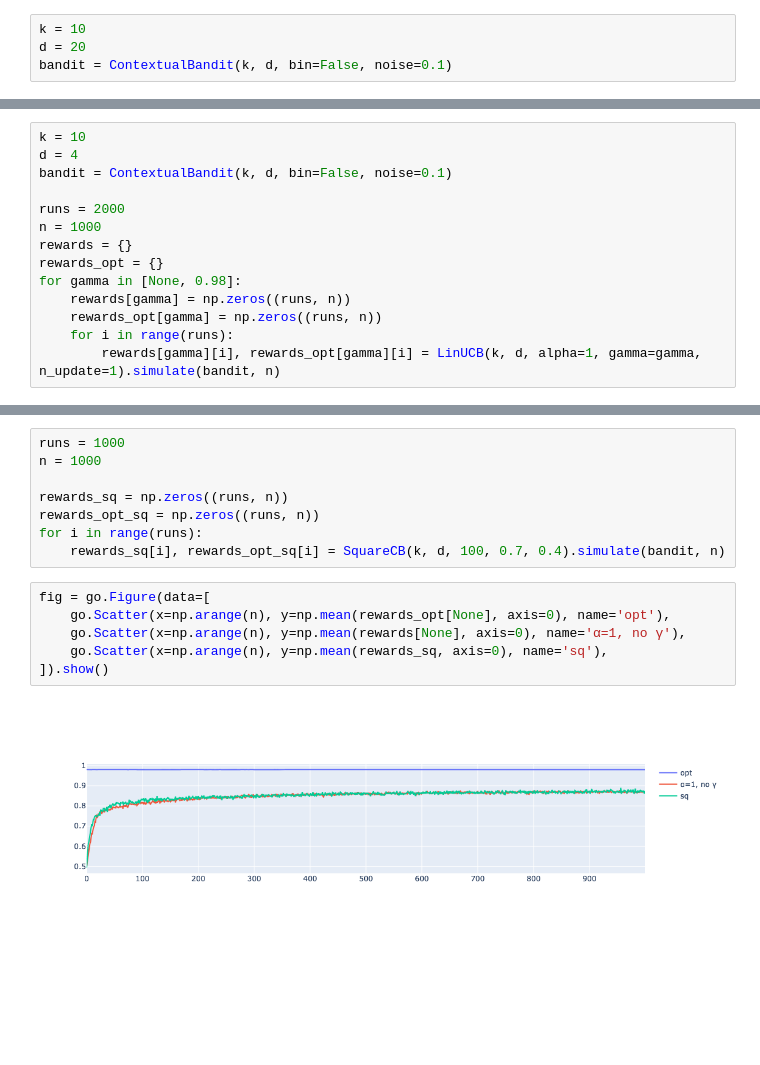
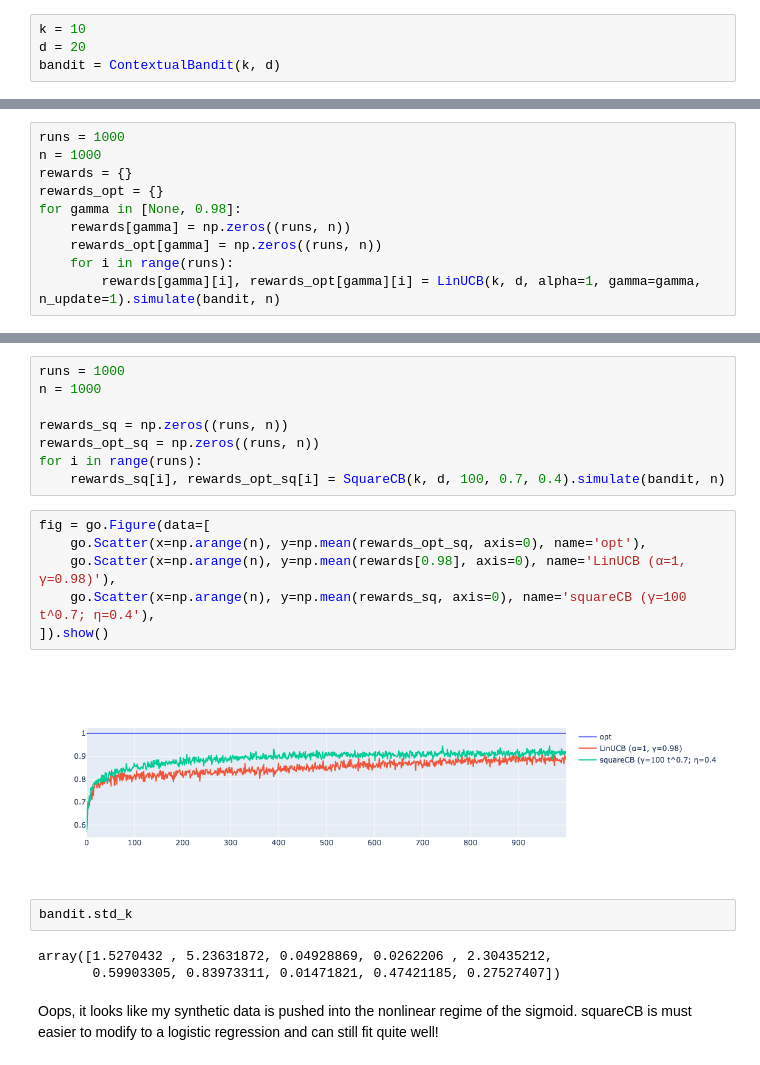
Before and after one commit to lrthomps/rl, a Jupyter notebook: contextual-bandits.ipynb, the cells around one changed output, grey strips where cells are left out. Cells and saved outputs as stored; diff of their text form; blank space fills up the shorter version.

Commit message:
logistic regression does even better

```diff
--- a/contextual-bandits.ipynb
+++ b/contextual-bandits.ipynb
@@ -54,7 +54,7 @@ class ContextualBandit:
 # %%
 k = 10
 d = 20
-bandit = ContextualBandit(k, d, bin=False, noise=0.1)
+bandit = ContextualBandit(k, d)
 # %%
 n=100
 data = []
@@ -188,11 +186,7 @@ class LinUCB:
             self.update(a, r, x)
         return rewards, r_opts
 # %%
-k = 10
-d = 4
-bandit = ContextualBandit(k, d, bin=False, noise=0.1)
-
-runs = 2000
+runs = 1000
 n = 1000
 rewards = {}
 rewards_opt = {}
@@ -436,9 +430,17 @@ for i in range(runs):
     rewards_sq[i], rewards_opt_sq[i] = SquareCB(k, d, 100, 0.7, 0.4).simulate(bandit, n)
 # %%
 fig = go.Figure(data=[
-    go.Scatter(x=np.arange(n), y=np.mean(rewards_opt[None], axis=0), name='opt'),
-    go.Scatter(x=np.arange(n), y=np.mean(rewards[None], axis=0), name='α=1, no γ'),
-    go.Scatter(x=np.arange(n), y=np.mean(rewards_sq, axis=0), name='sq'),
+    go.Scatter(x=np.arange(n), y=np.mean(rewards_opt_sq, axis=0), name='opt'),
+    go.Scatter(x=np.arange(n), y=np.mean(rewards[0.98], axis=0), name='LinUCB (α=1, γ=0.98)'),
+    go.Scatter(x=np.arange(n), y=np.mean(rewards_sq, axis=0), name='squareCB (γ=100 t^0.7; η=0.4'),
 ]).show()
 # %% [output]
-[figure, old version]
+[figure, new version]
+# %%
+bandit.std_k
+# %% [output]
+array([1.5270432 , 5.23631872, 0.04928869, 0.0262206 , 2.30435212,
+       0.59903305, 0.83973311, 0.01471821, 0.47421185, 0.27527407])
+# %% [markdown]
+Oops, it looks like my synthetic data is pushed into the nonlinear regime of the sigmoid. squareCB is must easier to modify
+to a logistic regression and can still fit quite well!
```
Also changed, not shown: parts of 3 cells of this notebook.
